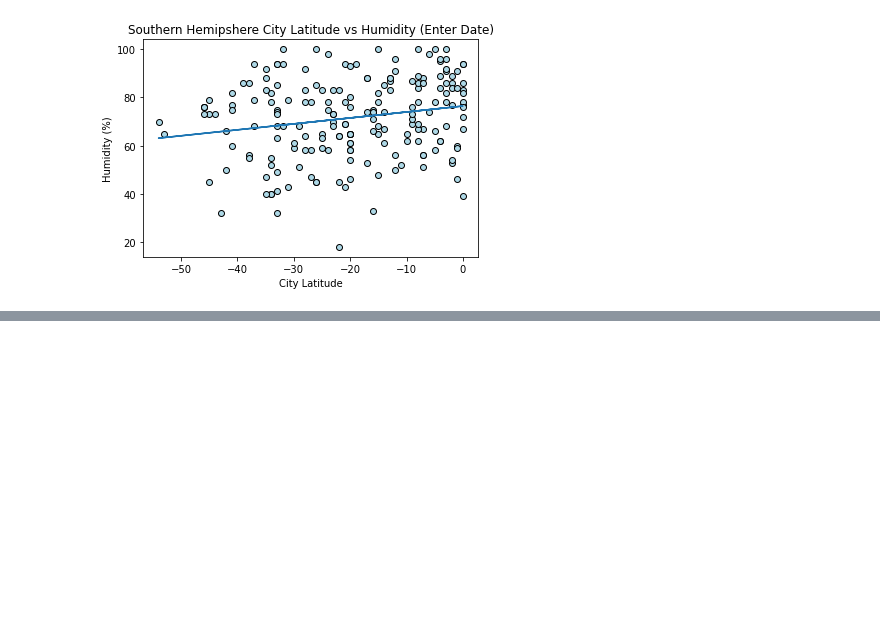
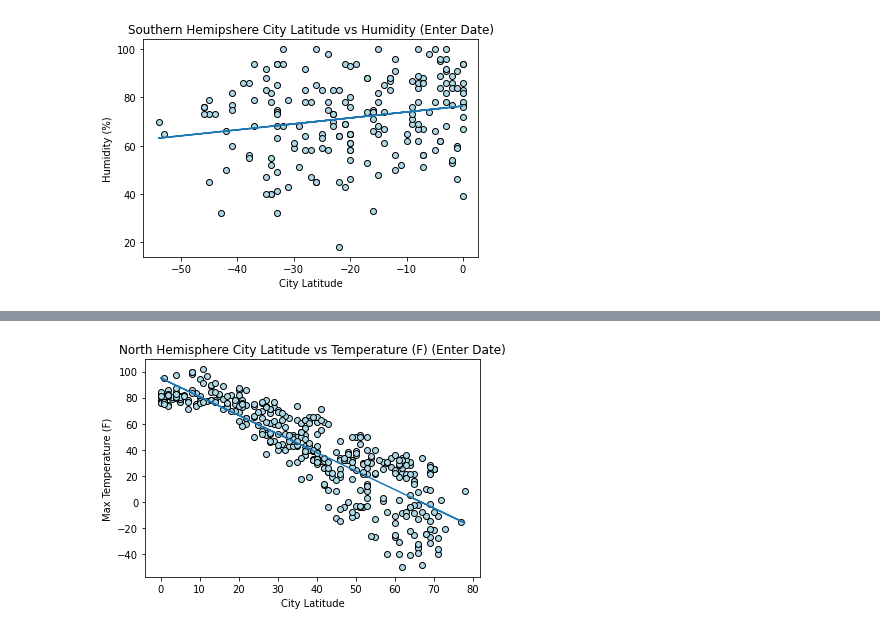
Before and after one commit to jgandre/python-api-challenge, a Jupyter notebook: WeatherPy/Untitled-Copy1.ipynb, the cells around one changed output, grey strips where cells are left out. Saved outputs shown, nothing was run; the diff lists cells and outputs as text; code cells hidden in the pictures; blank space fills up the shorter version.

```diff
--- a/WeatherPy/Untitled-Copy1.ipynb
+++ b/WeatherPy/Untitled-Copy1.ipynb
@@ -473 +473,22 @@ print (X)
 [[-34], [-21], [-23], [-54], [-14], [-46], [-45], [-31], [-33], [-17], [-45], [-15], [-33], [-7], [-21], [-39], [-20], [-37], [-20], [-8], [-3], [-42], [-9], [-20], [-33], [-32], [-20], [-16], [-22],  ...
+# %%
+y = df_north["Temp_Max"].values
+
+X = df_north["Latitude"]
+X = [[e] for e in X]
+
+model = LinearRegression()
+model.fit(X,y)
+model.coef_
+model.intercept_
+r_squared = model.score(X,y)
+predictions = model.predict(X)
+
+plt.scatter(X,y , color = "lightblue", edgecolors = "black")
+plt.xlabel("City Latitude")
+plt.ylabel("Max Temperature (F)")
+plt.title("North Hemisphere City Latitude vs Temperature (F) (Enter Date)")
+plt.plot(X,predictions)
+plt.show()
+# %% [output]
+[figure, added]
```
Also changed, not shown: parts of 4 cells of this notebook.
